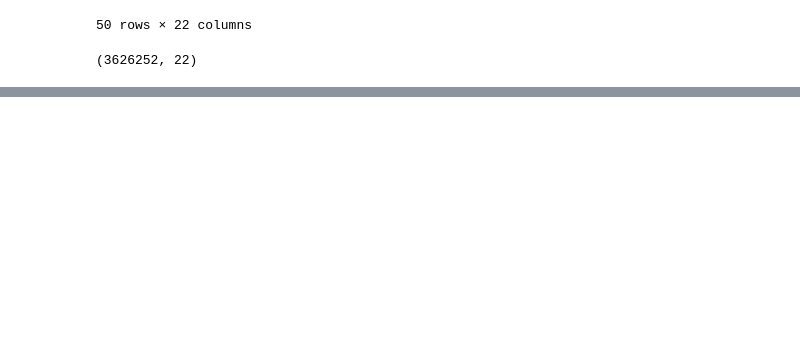
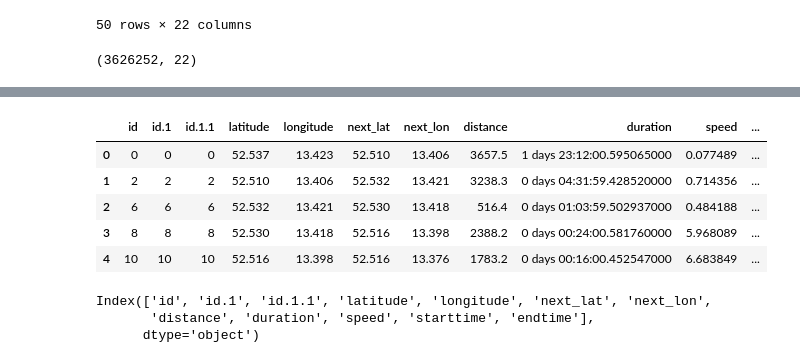
Before and after one commit to Liyubov/bike-sharing, a Jupyter notebook: bikes_mobility_analysis_trajectories/bikes_mobility_analysis.ipynb, the cells around one changed output, grey strips where cells are left out. Drawn from its saved outputs; the diff is of its cells as text; code cells hidden in the pictures; blank space fills up the shorter version.

```diff
--- a/bikes_mobility_analysis_trajectories/bikes_mobility_analysis.ipynb
+++ b/bikes_mobility_analysis_trajectories/bikes_mobility_analysis.ipynb
@@ -489,0 +507,28 @@ df.shape
+# %%
+import libpysal as ps
+
+from datetime import datetime
+from geopy.distance import geodesic
+from pointpats import PointPattern, PoissonPointProcess, as_window, G, Genv
+import numpy as np
+import pandas as pd
+import json
+import matplotlib.pyplot as plt
+
+
+#read the file first
+df = pd.read_csv('C:/Users/lyubo/Documents/DATA_networks/mobilitydata/bikes_sharing_data_technologiestiftung_berlin/pseudonomysed_raw.csv')
+df.head()
+# %% [output]
+|  | id | id.1 | id.1.1 | latitude | longitude | next_lat | next_lon | distance | duration | speed | ... |
+| 0 | 0 | 0 | 0 | 52.537 | 13.423 | 52.510 | 13.406 | 3657.5 | 1 days 23:12:00.595065000 | 0.077489 | ... |
+| 1 | 2 | 2 | 2 | 52.510 | 13.406 | 52.532 | 13.421 | 3238.3 | 0 days 04:31:59.428520000 | 0.714356 | ... |
+| 2 | 6 | 6 | 6 | 52.532 | 13.421 | 52.530 | 13.418 | 516.4 | 0 days 01:03:59.502937000 | 0.484188 | ... |
+| 3 | 8 | 8 | 8 | 52.530 | 13.418 | 52.516 | 13.398 | 2388.2 | 0 days 00:24:00.581760000 | 5.968089 | ... |
+| 4 | 10 | 10 | 10 | 52.516 | 13.398 | 52.516 | 13.376 | 1783.2 | 0 days 00:16:00.452547000 | 6.683849 | ... |
+# %%
+df.columns
+# %% [output]
+Index(['id', 'id.1', 'id.1.1', 'latitude', 'longitude', 'next_lat', 'next_lon',
+       'distance', 'duration', 'speed', 'starttime', 'endtime'],
+      dtype='object')
```
Also changed, not shown: parts of 13 cells of this notebook.
